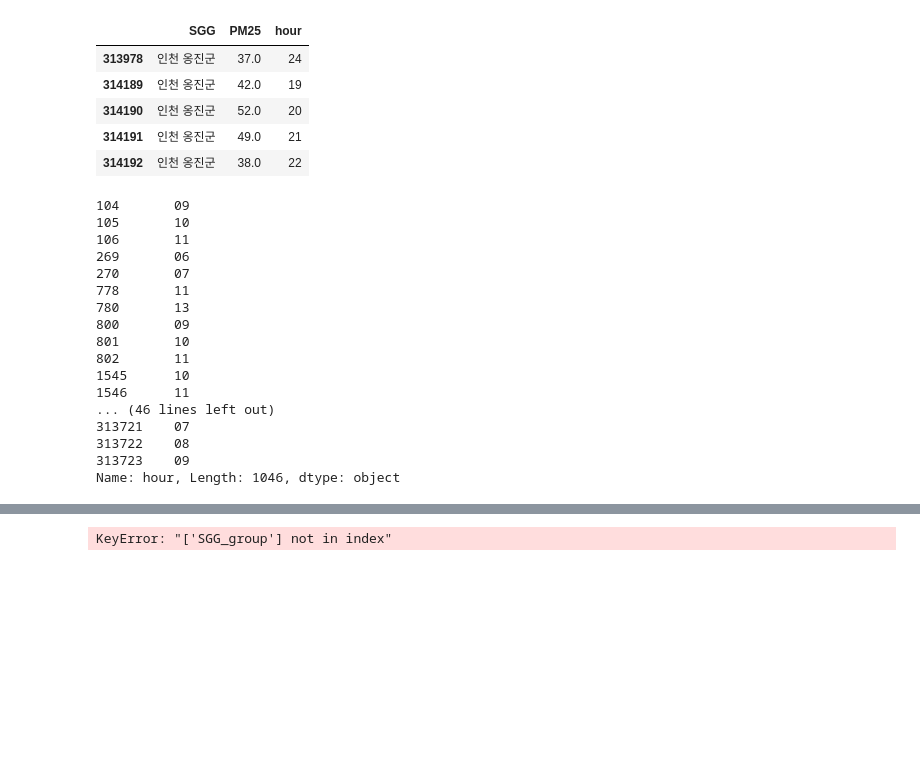
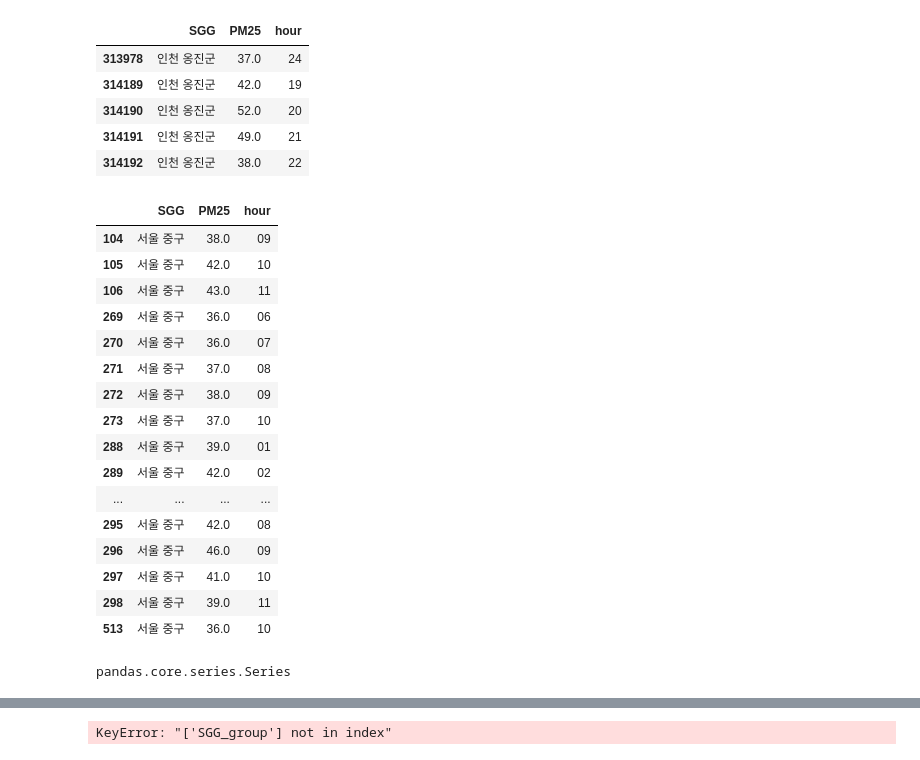
Before and after one commit to tmddk25/GH_Quest, a Jupyter notebook: tmddk25_Quest2.ipynb, the cells around one changed output, grey strips where cells are left out. Saved outputs shown, nothing was run; the diff lists cells and outputs as text; code cells hidden in the pictures; blank space fills up the shorter version.

```diff
--- a/tmddk25_Quest2.ipynb
+++ b/tmddk25_Quest2.ipynb
@@ -4,7 +4,7 @@
 import numpy as np
 import pandas as pd
 
-df=pd.read_csv('Y2019Q4.csv', header=0, engine='python')
+df=pd.read_csv('C:\\Users\이승아\Documents\GH\에듀 세션\Session 02. 데이터 전처리\Y2019Q4.csv', header=0, engine='python')
 df.head()
 # %% [output]
 |  | 지역 | 망 | 측정소코드 | 측정소명 | 측정일시 | SO2 | CO | O3 | NO2 | PM10 | PM25 | ... |
@@ -131,24 +131,27 @@ df3.tail()
 | 314190 | 인천 옹진군 | 52.0 | 20 |
 | 314191 | 인천 옹진군 | 49.0 | 21 |
 | 314192 | 인천 옹진군 | 38.0 | 22 |
-# %%
-SGG_group=df3.groupby('SGG')['hour']
-SGG_group.head()
-# %% [output]
-104       09
-105       10
-106       11
-269       06
-270       07
-778       11
-780       13
-800       09
-801       10
-802       11
-1545      10
-1546      11
-... (46 lines left out)
-313721    07
-313722    08
-313723    09
-Name: hour, Length: 1046, dtype: object
+# %%
+df3.head(20)
+# %% [output]
+|  | SGG | PM25 | hour |
+| 104 | 서울 중구 | 38.0 | 09 |
+| 105 | 서울 중구 | 42.0 | 10 |
+| 106 | 서울 중구 | 43.0 | 11 |
+| 269 | 서울 중구 | 36.0 | 06 |
+| 270 | 서울 중구 | 36.0 | 07 |
+| 271 | 서울 중구 | 37.0 | 08 |
+| 272 | 서울 중구 | 38.0 | 09 |
+| 273 | 서울 중구 | 37.0 | 10 |
+| 288 | 서울 중구 | 39.0 | 01 |
+| 289 | 서울 중구 | 42.0 | 02 |
+| ... | ... | ... | ... |
+| 295 | 서울 중구 | 42.0 | 08 |
+| 296 | 서울 중구 | 46.0 | 09 |
+| 297 | 서울 중구 | 41.0 | 10 |
+| 298 | 서울 중구 | 39.0 | 11 |
+| 513 | 서울 중구 | 36.0 | 10 |
+# %%
+type(df3['hour'])
+# %% [output]
+pandas.core.series.Series
```
Also changed, not shown: parts of 2 cells of this notebook, 1 other file.
